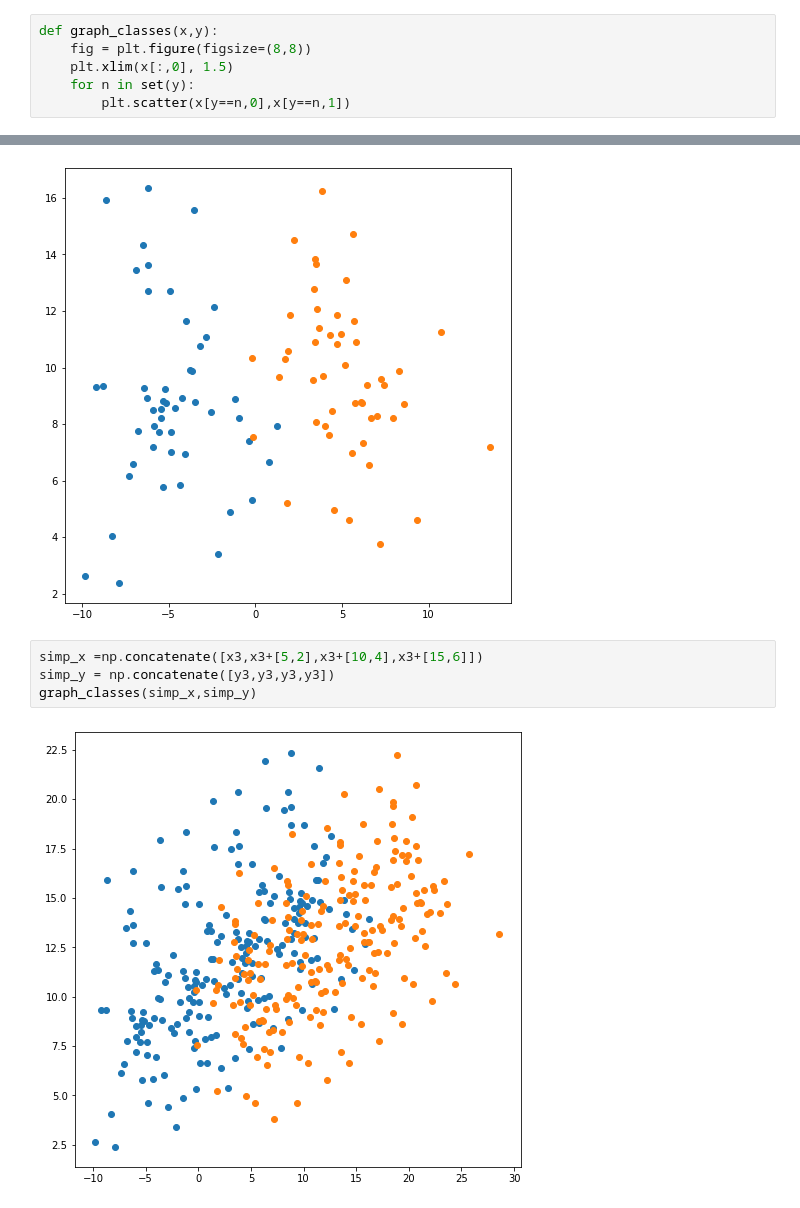
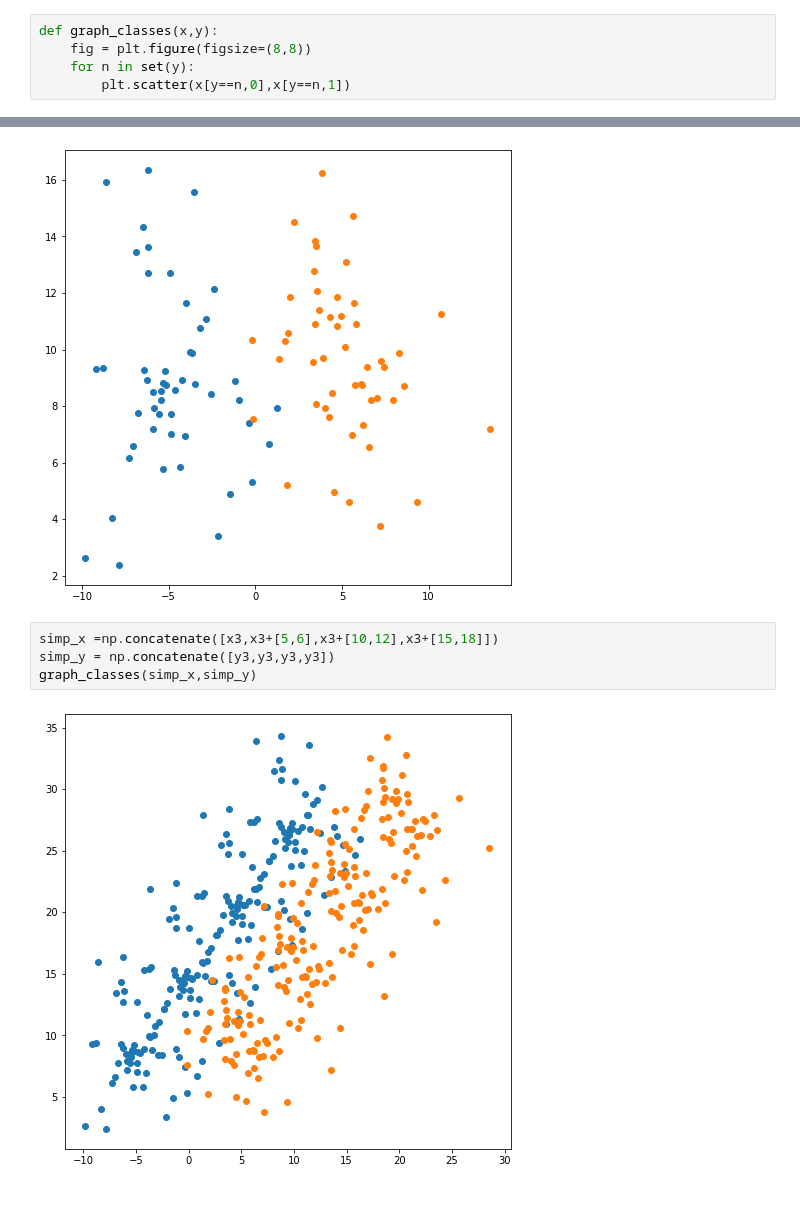
Before and after one commit to max-miller/ds_ground_up, a Jupyter notebook: neighbors_tree/tree_visuals.ipynb, the cells around one changed output, grey strips where cells are left out. Drawn from its saved outputs; the diff is of its cells as text.

```diff
--- a/neighbors_tree/tree_visuals.ipynb
+++ b/neighbors_tree/tree_visuals.ipynb
@@ -12,7 +12,6 @@ from IPython.display import Image
 # %%
 def graph_classes(x,y):
     fig = plt.figure(figsize=(8,8))
-    plt.xlim(x[:,0], 1.5)
     for n in set(y):
         plt.scatter(x[y==n,0],x[y==n,1])
 # %%
@@ -144,8 +143,8 @@ graph_classes(x3,y3)
 # %% [output]
 [figure]
 # %%
-simp_x =np.concatenate([x3,x3+[5,2],x3+[10,4],x3+[15,6]])
+simp_x =np.concatenate([x3,x3+[5,6],x3+[10,12],x3+[15,18]])
 simp_y = np.concatenate([y3,y3,y3,y3])
 graph_classes(simp_x,simp_y)
 # %% [output]
-[figure, old version]
+[figure, new version]
```
Also changed, not shown: parts of 2 cells of this notebook.
